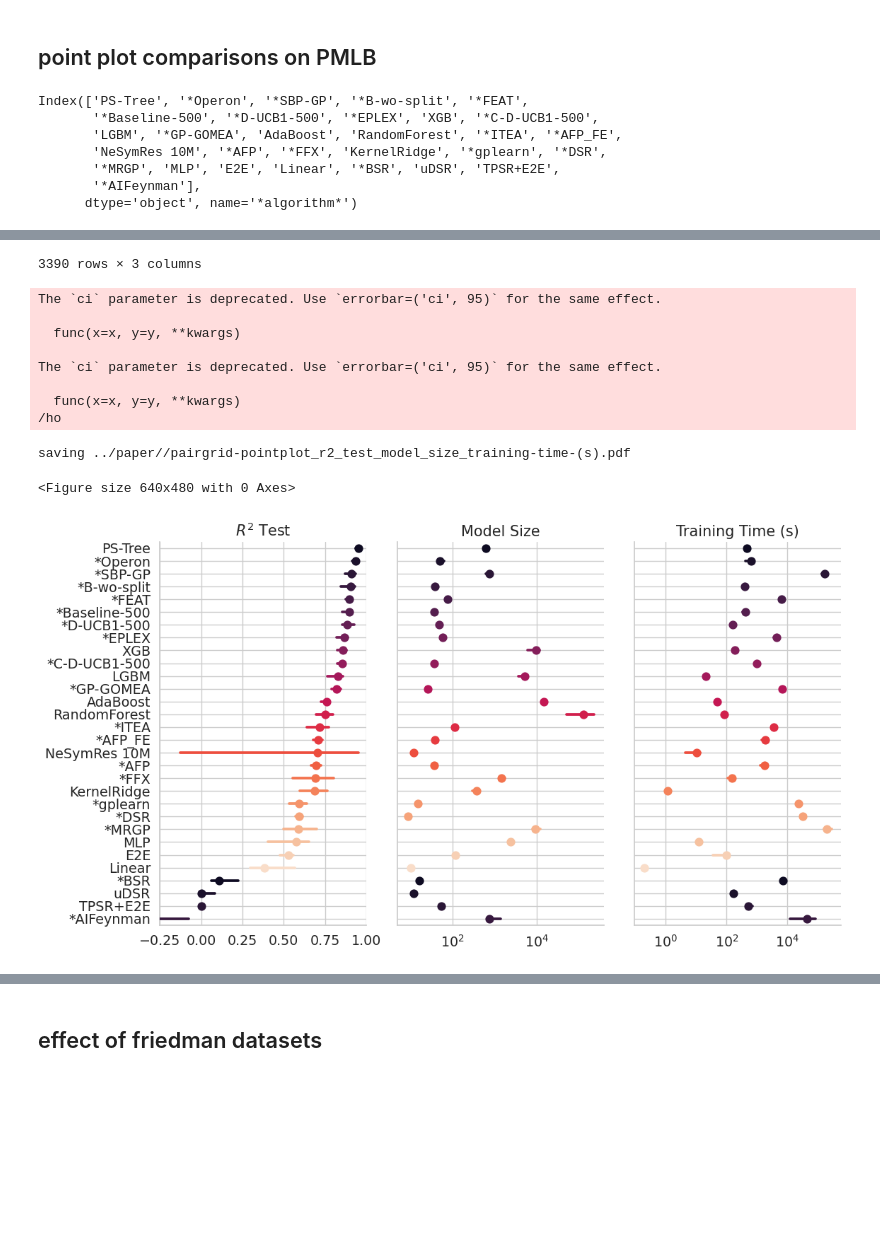
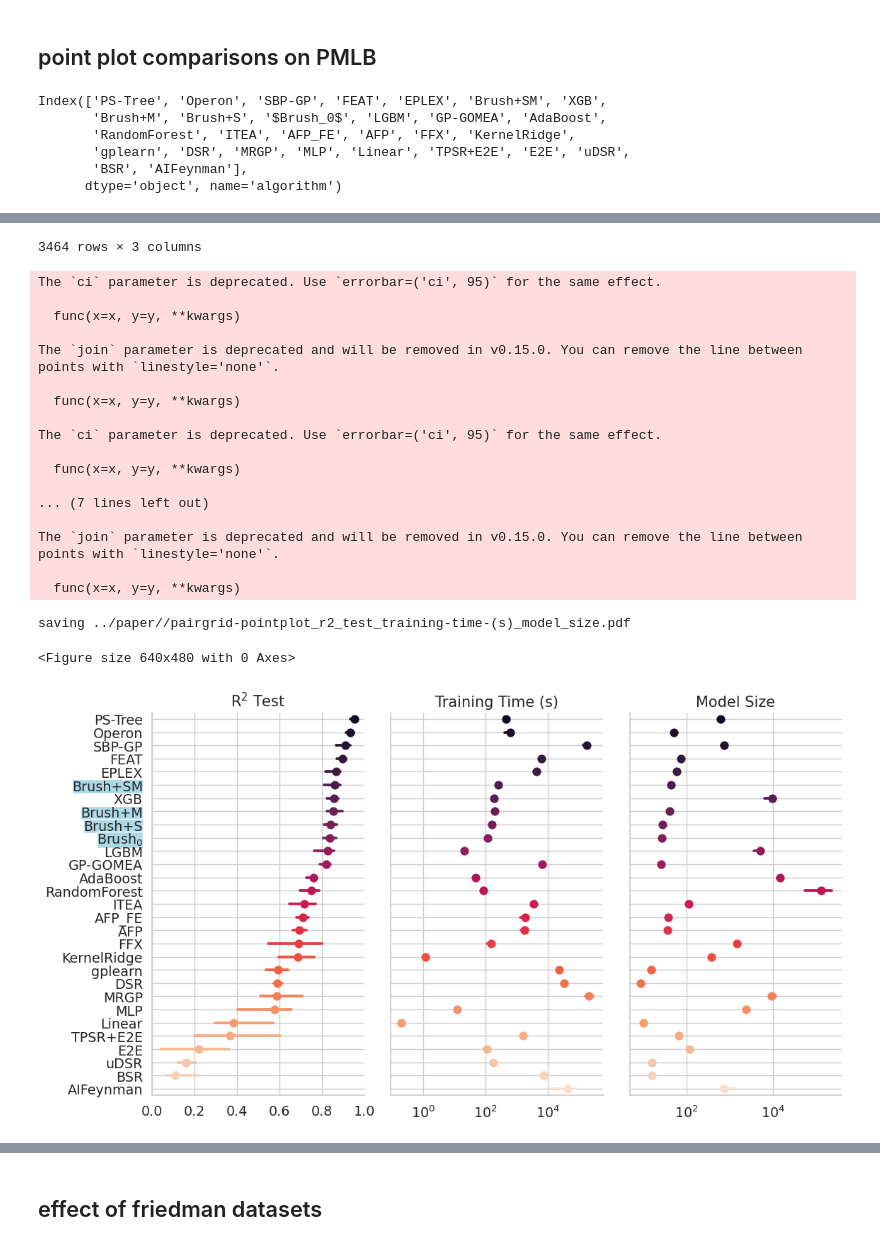
Before and after one commit to gAldeia/srbench, a Jupyter notebook: postprocessing/blackbox_results.ipynb, the cells around one changed output, grey strips where cells are left out. Cells and saved outputs as stored; diff of their text form; code cells hidden in the pictures; blank space fills up the shorter version.

```diff
--- a/postprocessing/blackbox_results.ipynb
+++ b/postprocessing/blackbox_results.ipynb
@@ -463,25 +433,28 @@ x_vars=[
         'r2_test',
 #         'r2_test_rank',
 #        'rmse_test',
+       'training time (s)',
 #         'log_mse_test',
         'model_size',
 #         'model_size_rank',
-       'training time (s)',
 ]
-order = df_plot.groupby('*algorithm*')[x_vars[0]].median().sort_values(
+order = df_plot.groupby('algorithm')[x_vars[0]].median().sort_values(
                     ascending='r2' not in x_vars[0] or 'rank' in x_vars[0]).index
+
+# order = order[:10].tolist()
+# order += ['TPSR+E2E', 'E2E', 'uDSR', 'DSR']
 
 print(order)
 
 display(df_plot[x_vars])
 g = sns.PairGrid(df_plot,
                  x_vars=x_vars,
-                 y_vars=['*algorithm*'],
-                 height=6.5,
-                 aspect=0.6,
-                  hue="*algorithm*",
+                 y_vars=['algorithm'],
+                 height=6.5, # 3.75,
+                 aspect=0.6, # 1.25,
+                  hue="algorithm",
                   hue_order=order,
-                  palette=sns.color_palette("rocket", n_colors=26),
+                  palette=sns.color_palette("rocket", n_colors=len(order)),
 #                  hue='symbolic_dataset'
                 )
 
@@ -492,7 +465,7 @@ g.map(sns.pointplot,
       #jitter=False,
       order=order,
       hue_order=order,
-      palette=sns.color_palette("rocket", n_colors=26),
+      palette=sns.color_palette("rocket", n_colors=len(order)),
       #linewidth=1,
       #markeredgecolor='w',
       join=False,
@@ -503,7 +476,7 @@ g.map(sns.pointplot,
 # # Use semantically meaningful titles for the columns
 titles = [x.replace('_',' ').title().replace('(S)','(s)').replace('R2','$R^2$') for x in x_vars]
 g.axes.flat[0].set_ylabel('')
-for ax, title in zip(g.axes.flat, titles):
+for i, (ax, title) in enumerate(zip(g.axes.flat, titles)):
 
     # Set a different title for each axes
     ax.set(title=title)
@@ -513,18 +486,26 @@ for ax, title in zip(g.axes.flat, titles):
         ax.set_xscale('log')
 
     if title == '$R^2$ Test':
-        ax.set_xlim([-.25,1])
+        ax.set_xlim([0,1])
 
     # Make the grid horizontal instead of vertical
     ax.yaxis.grid(True)
 
+    for ticklbl in ax.yaxis.get_ticklabels():
+        if "Brush" in ticklbl.get_text():
+            ticklbl.set_bbox(dict(facecolor='lightblue', edgecolor='w', alpha=1, pad=0.1)) # boxstyle='round',
+            # ticklbl.set_c('blue')
+
+    # Draw a reference line on baseline
+    # unif = (df_plot[ df_plot['algorithm']=='Brush+SM'])[x_vars[i]].median()
+    # ax.axvline(x=unif, ymin=0.025, ymax=0.975, color='gray', ls='--', zorder=-999)
+
 
 save(name='_'.join(['pairgrid-pointplot']+x_vars))
 # %% [output]
-Index(['PS-Tree', '*Operon', '*SBP-GP', '*B-wo-split', '*FEAT',
-       '*Baseline-500', '*D-UCB1-500', '*EPLEX', 'XGB', '*C-D-UCB1-500',
-       'LGBM', '*GP-GOMEA', 'AdaBoost', 'RandomForest', '*ITEA', '*AFP_FE',
-       'NeSymRes 10M', '*AFP', '*FFX', 'KernelRidge', '*gplearn', '*DSR',
-       '*MRGP', 'MLP', 'E2E', 'Linear', '*BSR', 'uDSR', 'TPSR+E2E',
-       '*AIFeynman'],
-      dtype='object', name='*algorithm*')
+Index(['PS-Tree', 'Operon', 'SBP-GP', 'FEAT', 'EPLEX', 'Brush+SM', 'XGB',
+       'Brush+M', 'Brush+S', '$Brush_0$', 'LGBM', 'GP-GOMEA', 'AdaBoost',
+       'RandomForest', 'ITEA', 'AFP_FE', 'AFP', 'FFX', 'KernelRidge',
+       'gplearn', 'DSR', 'MRGP', 'MLP', 'Linear', 'TPSR+E2E', 'E2E', 'uDSR',
+       'BSR', 'AIFeynman'],
+      dtype='object', name='algorithm')
@@ -543,12 +524,21 @@ Index(['PS-Tree', '*Operon', '*SBP-GP', '*B-wo-split', '*FEAT',
-3390 rows × 3 columns
+3464 rows × 3 columns
 The `ci` parameter is deprecated. Use `errorbar=('ci', 95)` for the same effect.
+
+  func(x=x, y=y, **kwargs)
+
+The `join` parameter is deprecated and will be removed in v0.15.0. You can remove the line between points with `linestyle='none'`.
 
   func(x=x, y=y, **kwargs)
 
 The `ci` parameter is deprecated. Use `errorbar=('ci', 95)` for the same effect.
 
   func(x=x, y=y, **kwargs)
-/ho
+
+... (7 lines left out)
+
+The `join` parameter is deprecated and will be removed in v0.15.0. You can remove the line between points with `linestyle='none'`.
+
+  func(x=x, y=y, **kwargs)
-saving ../paper//pairgrid-pointplot_r2_test_model_size_training-time-(s).pdf
+saving ../paper//pairgrid-pointplot_r2_test_training-time-(s)_model_size.pdf
 <Figure size 640x480 with 0 Axes>
-[figure, old version]
+[figure, new version]
```
Also changed, not shown: parts of 23 cells of this notebook, 26 other files.
